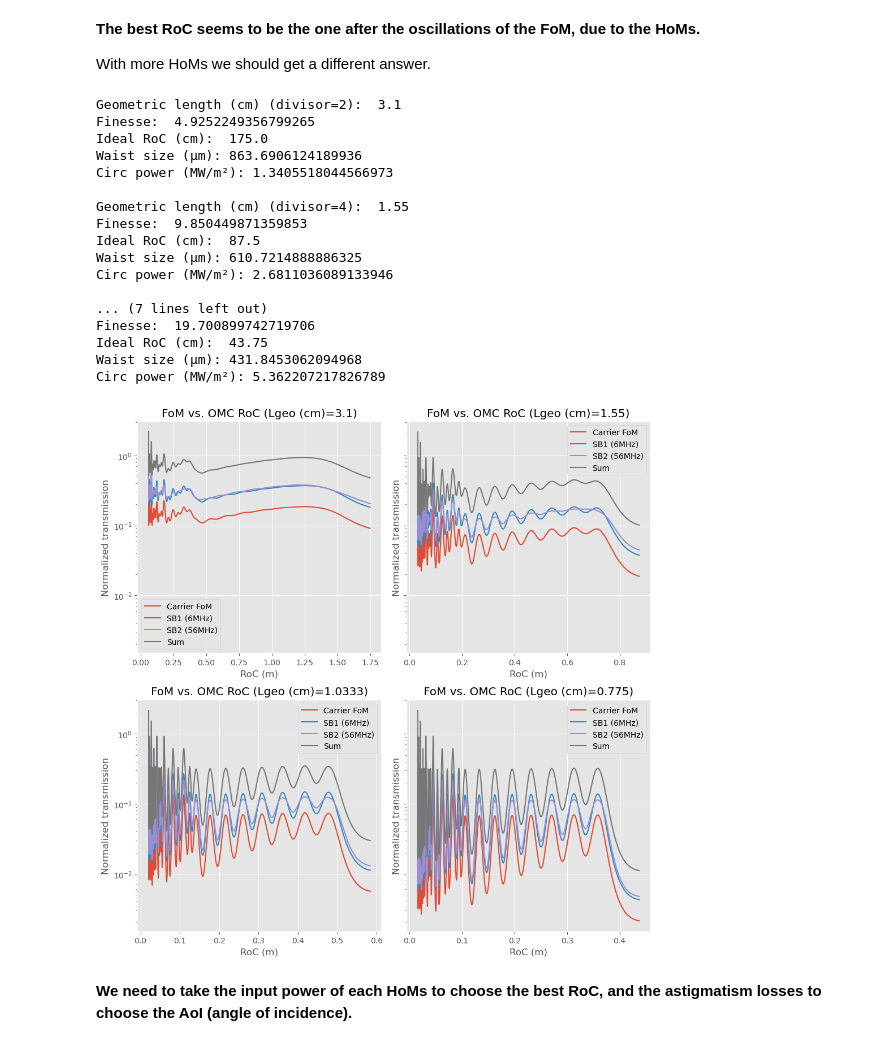
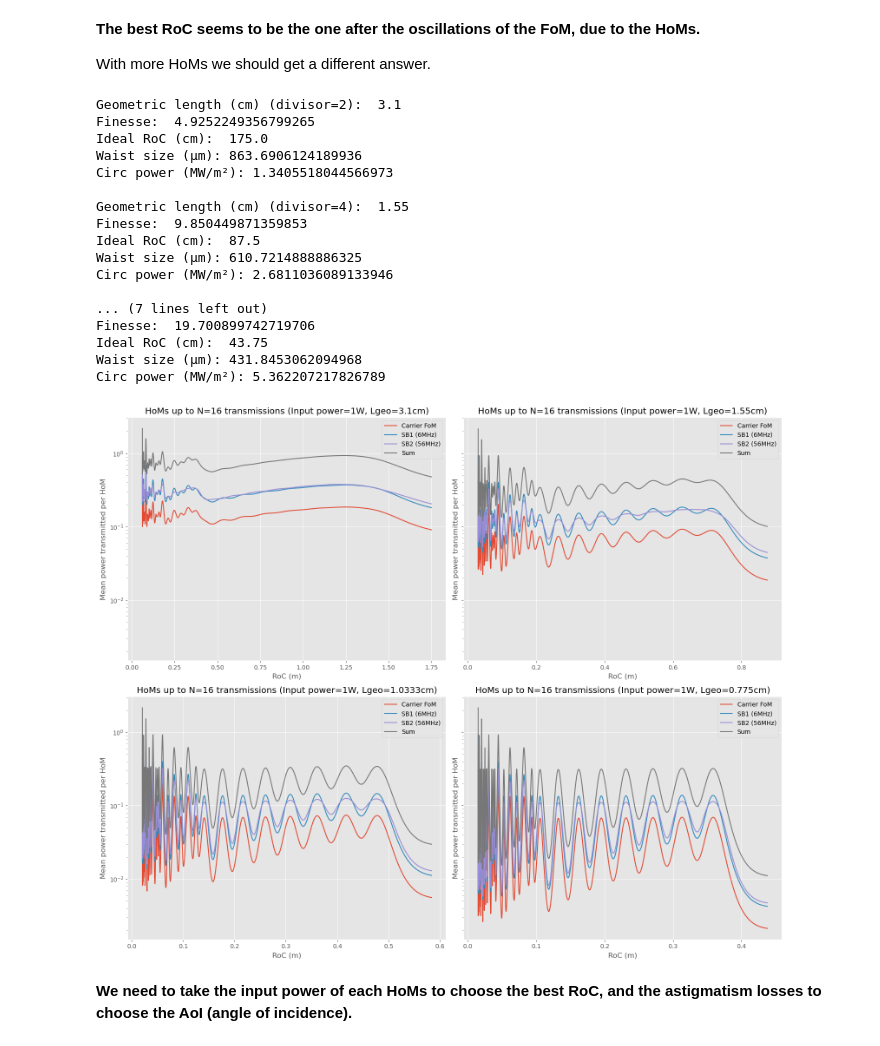
Before and after one commit to antoine-amy/AdV_AMC_design, a Jupyter notebook: MC_design.ipynb, the cells around one changed output. Cells and saved outputs as stored; diff of their text form; code cells hidden in the pictures.

```diff
--- a/MC_design.ipynb
+++ b/MC_design.ipynb
@@ -14,11 +22,10 @@ Plot a two-mirror Fabry–Perot cavity reflection transfer function and a PDH re
 # %%
 # Call the function with the desired parameters
 L = 1.  # length of the optical cavity
-fm = 56e6  # frequency of the sideband signal
 r1 = .99  # input mirror reflectivity
 r2 = .98  # end mirror reflectivity
 
-f, R, pdh, fsr = MCdf.PDH(L, fm,r1,r2)
+f, R, pdh, fsr = MCdf.PDH(L, 56e6,r1,r2)
 
 # Set up subplots and plot the results
 fig, axes = plt.subplots(nrows=1, ncols=3, figsize=(18, 6))
@@ -90,26 +93,23 @@ print(round(RoC_lim[0]*1e2,4),"<RoC (cm)<",round(RoC_lim[1]*1e2,4))
 
 Loop on the parameters to find the best ones (i.e. the ones giving the minimal HOMs transmissions).
 # %%
-# TEM_limit=0.1 # Max transmission allowed for T01
-
 precisions=[1e-1, 1e-3, 1e-3] # Precisions on F, Lopt (m), and r (m)
 T=[[],[]]; Tbefore=[[1]*len(fm),[1]*nm_max]
 
 for F in np.arange(F_lim[0],F_lim[1],precisions[0]): # Scan on the finesse
-  FLopt_max=(c*np.sqrt(1-sidebands_trans_min))/(4*fm[-1]*np.sqrt(sidebands_trans_min)) # Making sure that we respect the condition on FL
+  FLopt_max=(c*np.sqrt(1-SB_limit))/(4*fm[-1]*np.sqrt(SB_limit)) # Making sure that we respect the condition on FL
   Lopt_max=min(FLopt_max/F, Lopt_lim[1])
 
   for Lopt in np.arange(Lopt_lim[0], Lopt_max, precisions[1]): # Scan on the length
-    Lgeo=(0.5*Lopt*n)
-    RLgeo_max=TEM_limit*(2*F*Lopt/(n*np.pi))**2 # Making sure that we respect the condition on RoCL
+    Lgeo=(0.5*Lopt*idxn)
+    RLgeo_max=TEM_limit*(2*F*Lopt/(idxn*np.pi))**2 # Making sure that we respect the condition on RoCL
     RoC_max = min(RLgeo_max / Lgeo, RoC_lim[1])
 
     for RoC in np.arange(max(RoC_lim[0],Lgeo), RoC_max, precisions[2]): # Scan on the RoC
-        g=1-Lgeo/RoC
         for i in range(len(fm)):
-            T[0].append(MCdf.Airy(F,Lopt,fm[i])) # Transmissions of SB
+            T[0].append(MCdf.Trans_factor(Lgeo, F, RoC, fm[i], 0)) # Transmissions of SB
         for i in range(1,nm_max+1):
-            T[1].append(MCdf.Tnm(F,g,i)) # Transmissions of TEM modes
+            T[1].append(MCdf.Trans_factor(Lgeo, F, RoC, 0, i)) # Transmissions of TEM modes
         if T[0][-1]>=TEM_limit:
           if sum(T[1])<sum(Tbefore[1]):
             Parameters=[F,Lopt,RoC] # if the parameters respects the conditions & allow a lower transmissions of the HOMs we keep them
@@ -117,10 +117,8 @@ for F in np.arange(F_lim[0],F_lim[1],precisions[0]): # Scan on the finesse
             Tbefore=T
         T=[[],[]]
 
-g=1-(Parameters[1]/Parameters[2]) # g=1-Lgeo/RoC
-
 print("-----Parameters-----")
-print("Geometric length (cm)=", 0.5*Parameters[1]*1e2*n)
+print("Geometric length (cm)=", 0.5*Parameters[1]*1e2*idxn)
 print("Finesse=", Parameters[0])
 print("RoC (m)=",Parameters[2])
 # %% [output]
@@ -232,12 +217,11 @@ Ideal RoC (m)= 1.8861864000000002
 
 We can also compute the waist & max intensity (supposing an input of 1W).
 # %%
-
-waist = MCdf.waist_size(Lgeo, r, lambda_,idxn)
+waist = MCdf.waist_size(Lgeo, Ideal_RoC, lambda_)
 print("Waist size (μm):", waist*1e6)
 
 P_input = 1.0  # Input power in Watts
 max_pwr = MCdf.circ_power(P_input, waist)
-print("Circ power (kW/m²):", max_pwr/1e3)
+print("Circ power (MW/m²):", max_pwr/1e6)
 # %% [output]
 Waist size (μm): 1038.2108156082188
@@ -335,18 +305,10 @@ Circ power (MW/m²): 8.54356715856254
 With more HoMs we should get a different answer.
 # %%
 # Input parameters
-c = 2.99792e8  # Speed of light
-idxn = 1.44963  # Index of the cavity
 length_divisors = [2, 4, 6, 8]
-lambda_ = 1064.0e-9  # Wavelength of the carrier
-SB_limit = 0.90  # SBs transmissions limit
+P_HoMs = [np.ones(16), np.full(16, 2), np.full(16, 2)]  # Input power of carrier & SBs HOMs
 
-P = [[1], [1, 1]]  # Input power of the carrier & SBs
-P_HoMs = [np.ones(16), np.full(16, 2), np.full(16, 2)]  # Input power of carrier & SBs HOMs
-fmod1 = 6.270777e6  # Frenquency of the first SB
-fm = [fmod1, fmod1 * 9]  # List of the SBs frequency
-
-fig, axes = plt.subplots(2, 2, figsize=(10, 10), sharex=False, sharey=True)
+fig, axes = plt.subplots(2, 2, figsize=(16, 13), sharex=False, sharey=True)
 axes = axes.flatten()
 
 for i, divisor in enumerate(length_divisors):
@@ -359,7 +321,7 @@ for i, divisor in enumerate(length_divisors):
 
     # Call the function with the input parameters
     RoC_max=3.5/divisor
-    rho_vect, FoM_vect_car, FoM_vect_SB = MCdf.FoMvsRoC(idxn, Lgeo, Fomc, RoC_max, fm, P, P_HoMs)
+    rho_vect, FoM_vect_car, FoM_vect_SB = MCdf.FoMvsRoC(Lgeo, Fomc, RoC_max, fm, P_HoMs)
 
     # Calculate  the total transmissions of the HOMs & the ideal RoC
     FoM_vect_sum = FoM_vect_car + FoM_vect_SB[0] + FoM_vect_SB[1]
@@ -369,7 +331,7 @@ for i, divisor in enumerate(length_divisors):
     print(f"Geometric length (cm) (divisor={divisor}): ", Lgeo * 10 ** 2)
     print("Finesse: ", Fomc)
     print("Ideal RoC (cm): ", r* 10 ** 2)
-    waist = MCdf.waist_size(Lgeo, r, lambda_,idxn)
+    waist = MCdf.waist_size(Lgeo, r, lambda_)
     print("Waist size (μm):", waist*1e6)
     P_input = 1.0  # Input power in Watts
     max_pwr = MCdf.circ_power(P_input, waist)
@@ -380,36 +342,36 @@ for i, divisor in enumerate(length_divisors):
 
     ax = axes[i]
     ax.plot(rho_vect, FoM_vect_car, label='Carrier FoM')
     ax.plot(rho_vect, FoM_vect_SB[0], label='SB1 (6MHz)')
     ax.plot(rho_vect, FoM_vect_SB[1], label='SB2 (56MHz)')
     ax.plot(rho_vect, FoM_vect_sum, label='Sum')
     ax.set_xlabel('RoC (m)')
-    ax.set_ylabel('Normalized transmission')
+    ax.set_ylabel('Mean power transmitted per HoM')
     ax.set_yscale('log')
-    ax.set_title(f'FoM vs. OMC RoC (Lgeo (cm)={round((Lgeo)*1e2,4)})')
+    ax.set_title(f'HoMs up to N=16 transmissions (Input power=1W, Lgeo={round((Lgeo)*1e2,4)}cm)')
     ax.legend()
 
 plt.tight_layout()
 plt.show()
 # %% [output]
 Geometric length (cm) (divisor=2):  3.1
 Finesse:  4.9252249356799265
 Ideal RoC (cm):  175.0
 Waist size (μm): 863.6906124189936
 Circ power (MW/m²): 1.3405518044566973
 
 Geometric length (cm) (divisor=4):  1.55
 Finesse:  9.850449871359853
 Ideal RoC (cm):  87.5
 Waist size (μm): 610.7214888886325
 Circ power (MW/m²): 2.6811036089133946
 
 ... (7 lines left out)
 Finesse:  19.700899742719706
 Ideal RoC (cm):  43.75
 Waist size (μm): 431.8453062094968
 Circ power (MW/m²): 5.362207217826789
-[figure, old version]
+[figure, new version]
 # %% [markdown]
 **We need to take the input power of each HoMs to choose the best RoC, and the astigmatism losses to choose the AoI (angle of incidence).**
 # %% [markdown]
```
Also changed, not shown: parts of 14 cells of this notebook, 1 other file.
